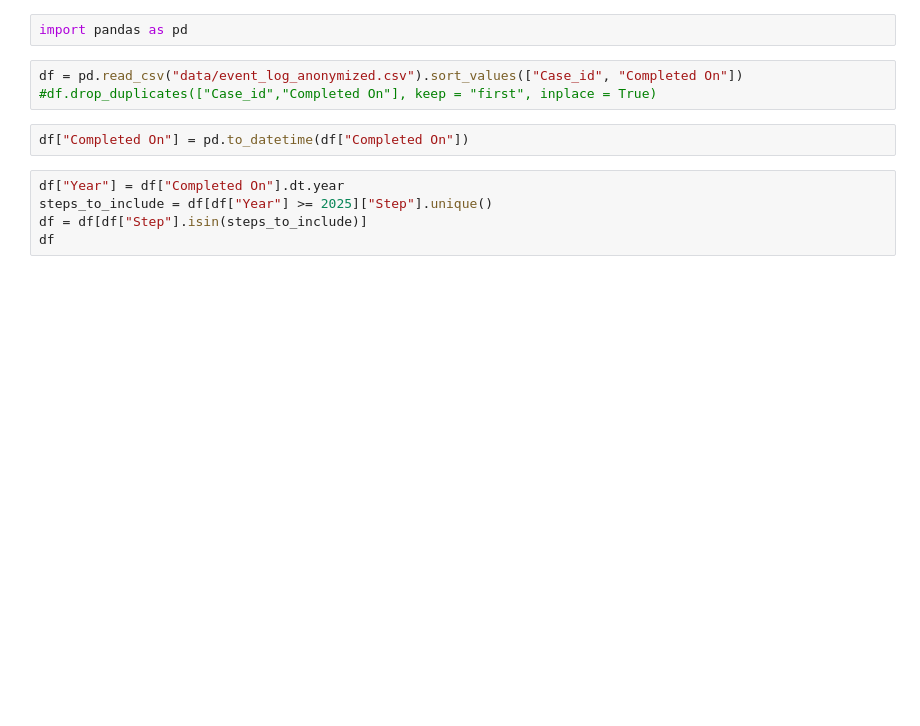
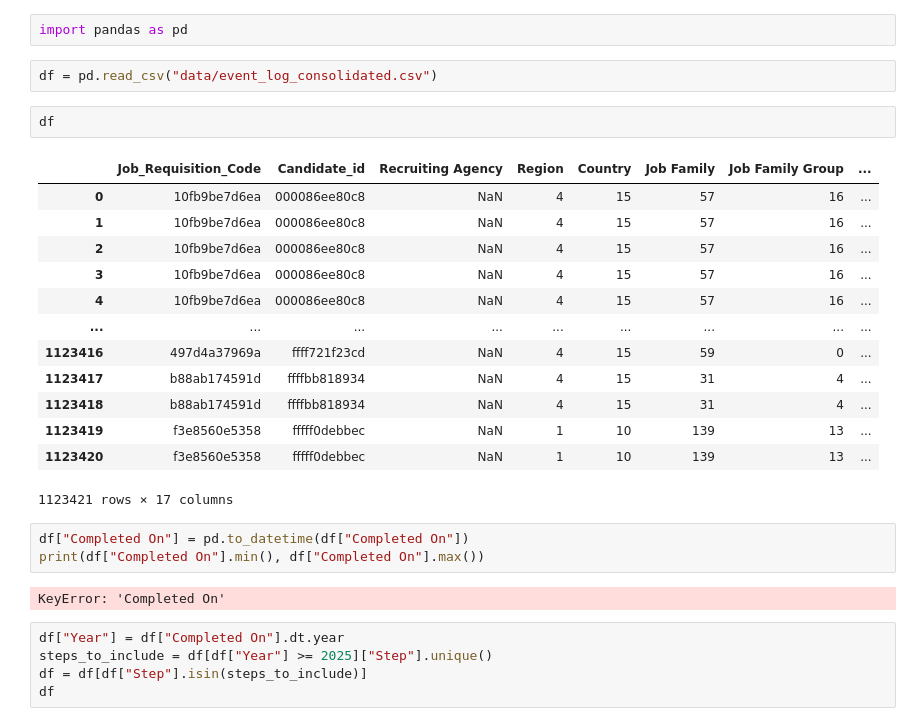
Before and after one commit to FedeScenna/pm_thesis, a Jupyter notebook: 01_EDA.ipynb, the cells around one changed output. Drawn from its saved outputs; the diff is of its cells as text; blank space fills up the shorter version.

```diff
--- a/01_EDA.ipynb
+++ b/01_EDA.ipynb
@@ -1,10 +1,28 @@
 # %%
 import pandas as pd
 # %%
-df = pd.read_csv("data/event_log_anonymized.csv").sort_values(["Case_id", "Completed On"])
-#df.drop_duplicates(["Case_id","Completed On"], keep = "first", inplace = True)
+df = pd.read_csv("data/event_log_consolidated.csv")
+# %%
+df
+# %% [output]
+|  | Job_Requisition_Code | Candidate_id | Recruiting Agency | Region | Country | Job Family | Job Family Group | ... |
+| 0 | 10fb9be7d6ea | 000086ee80c8 | NaN | 4 | 15 | 57 | 16 | ... |
+| 1 | 10fb9be7d6ea | 000086ee80c8 | NaN | 4 | 15 | 57 | 16 | ... |
+| 2 | 10fb9be7d6ea | 000086ee80c8 | NaN | 4 | 15 | 57 | 16 | ... |
+| 3 | 10fb9be7d6ea | 000086ee80c8 | NaN | 4 | 15 | 57 | 16 | ... |
+| 4 | 10fb9be7d6ea | 000086ee80c8 | NaN | 4 | 15 | 57 | 16 | ... |
+| ... | ... | ... | ... | ... | ... | ... | ... | ... |
+| 1123416 | 497d4a37969a | ffff721f23cd | NaN | 4 | 15 | 59 | 0 | ... |
+| 1123417 | b88ab174591d | ffffbb818934 | NaN | 4 | 15 | 31 | 4 | ... |
+| 1123418 | b88ab174591d | ffffbb818934 | NaN | 4 | 15 | 31 | 4 | ... |
+| 1123419 | f3e8560e5358 | fffff0debbec | NaN | 1 | 10 | 139 | 13 | ... |
+| 1123420 | f3e8560e5358 | fffff0debbec | NaN | 1 | 10 | 139 | 13 | ... |
+1123421 rows × 17 columns
 # %%
 df["Completed On"] = pd.to_datetime(df["Completed On"])
+print(df["Completed On"].min(), df["Completed On"].max())
+# %% [output]
+KeyError: 'Completed On'
 # %%
 df["Year"] = df["Completed On"].dt.year
 steps_to_include = df[df["Year"] >= 2025]["Step"].unique()
```
Also changed, not shown: parts of 1 cell of this notebook, 43 other files.
